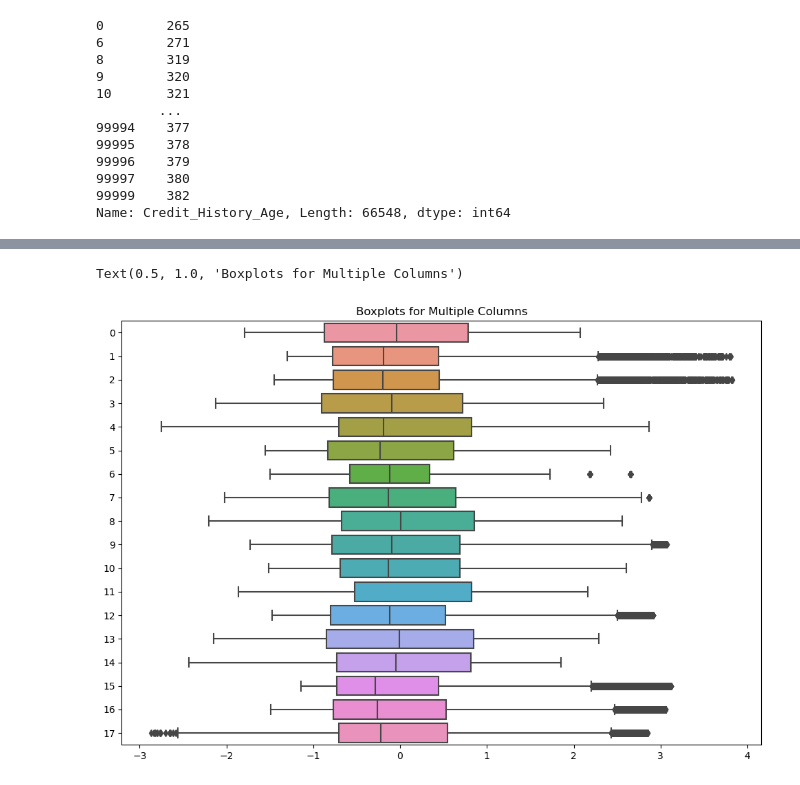
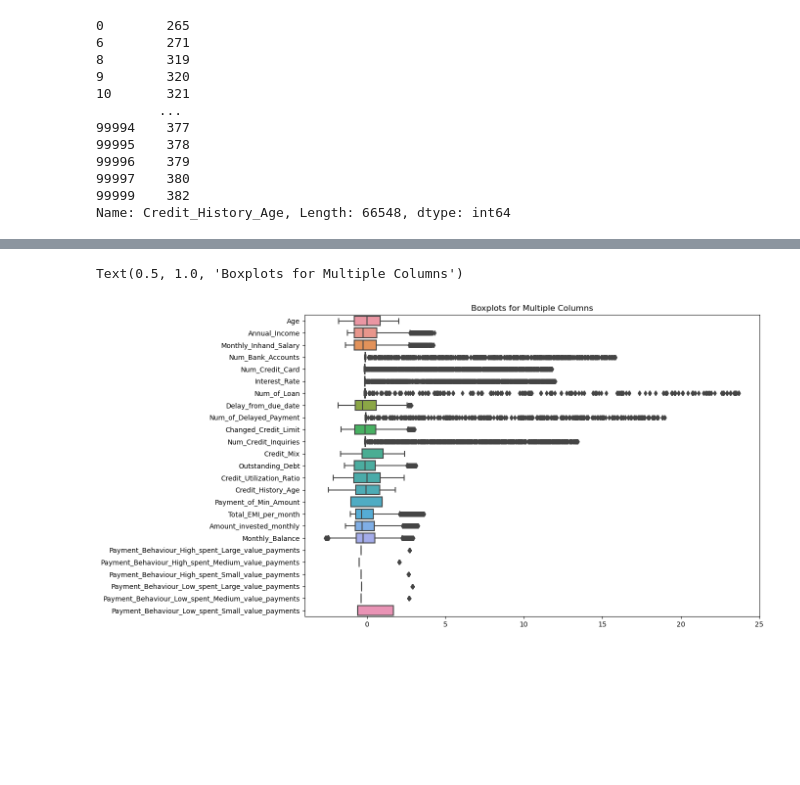
Before and after one commit to spoudel977/project4, a Jupyter notebook: credit_risk_ml_analysis.ipynb, the cells around one changed output, grey strips where cells are left out. Cells and saved outputs as stored; diff of their text form; code cells hidden in the pictures; blank space fills up the shorter version.

Commit message:
final data

```diff
--- a/credit_risk_ml_analysis.ipynb
+++ b/credit_risk_ml_analysis.ipynb
@@ -301 +543,3 @@ df.head(25)
+# %%
+df['Credit_Score'] = data_oversampled['Credit_Score']
 # %%
@@ -365,8 +568,0 @@ df_no_outliers.to_csv('df_no_outliers.csv', index=False)
-# %%
-
-# numeric_df = df.select_dtypes(include=['float64', 'int64'])
-Q1 = df.quantile(0.25)
-Q3 = df.quantile(0.75)
-
-IQR= Q3-Q1
-print(df< (Q1 - 1.5* IQR)| (df > (Q3 + 1.5*IQR)))
@@ -391,6 +569,13 @@ print(df< (Q1 - 1.5* IQR)| (df > (Q3 + 1.5*IQR)))
 # %%
 # filter out outliers from DataFrame based on the IQR (Interquartile Range) method for specific columns
 s = set([
+    'Payment_Behaviour_High_spent_Large_value_payments',
+    'Payment_Behaviour_High_spent_Medium_value_payments',
+    'Payment_Behaviour_High_spent_Small_value_payments',
+    'Payment_Behaviour_Low_spent_Large_value_payments',
+    'Payment_Behaviour_Low_spent_Medium_value_payments',
+    'Payment_Behaviour_Low_spent_Small_value_payments',
+    'Payment_of_Min_Amount'
     'Age',
     'Num_Bank_Accounts',
     'Num_Credit_Card',
@@ -502,15 +679,17 @@ Text(0.5, 1.0, 'Boxplots for Multiple Columns')
+# %%
+df_without_outliers = df.copy()
 # %%
 # Use Seaborn to create boxplots for all columns in df
 sc = StandardScaler()
-sc.fit(df_no_outliers.drop('Credit_Score', axis = 1))
-data_without_outliers = sc.transform(df_no_outliers.drop('Credit_Score', axis = 1))
-data__without_outliers = pd.DataFrame(data_without_outliers, columns = df_no_outliers.drop('Credit_Score', axis = 1).columns)
+sc.fit(df_without_outliers.drop('Credit_Score', axis = 1))
+df_final_without_outliers = sc.transform(df_without_outliers.drop('Credit_Score', axis = 1))
+df_final_without_outliers = pd.DataFrame(df_final_without_outliers, columns = df_without_outliers.drop('Credit_Score', axis = 1).columns)
 
 plt.figure(figsize=(12, 8))  # Adjust the figure size as needed
 
 # Use Seaborn to create boxplots for all columns in df
-sns.boxplot(data=data_without_outliers, orient='h')  # orient='h' for horizontal boxplots
+sns.boxplot(data=df_final_without_outliers, orient='h')  # orient='h' for horizontal boxplots
 plt.title('Boxplots for Multiple Columns')
 # %% [output]
 Text(0.5, 1.0, 'Boxplots for Multiple Columns')
-[figure, old version]
+[figure, new version]
```
Also changed, not shown: parts of 49 cells of this notebook, 5 other files.
